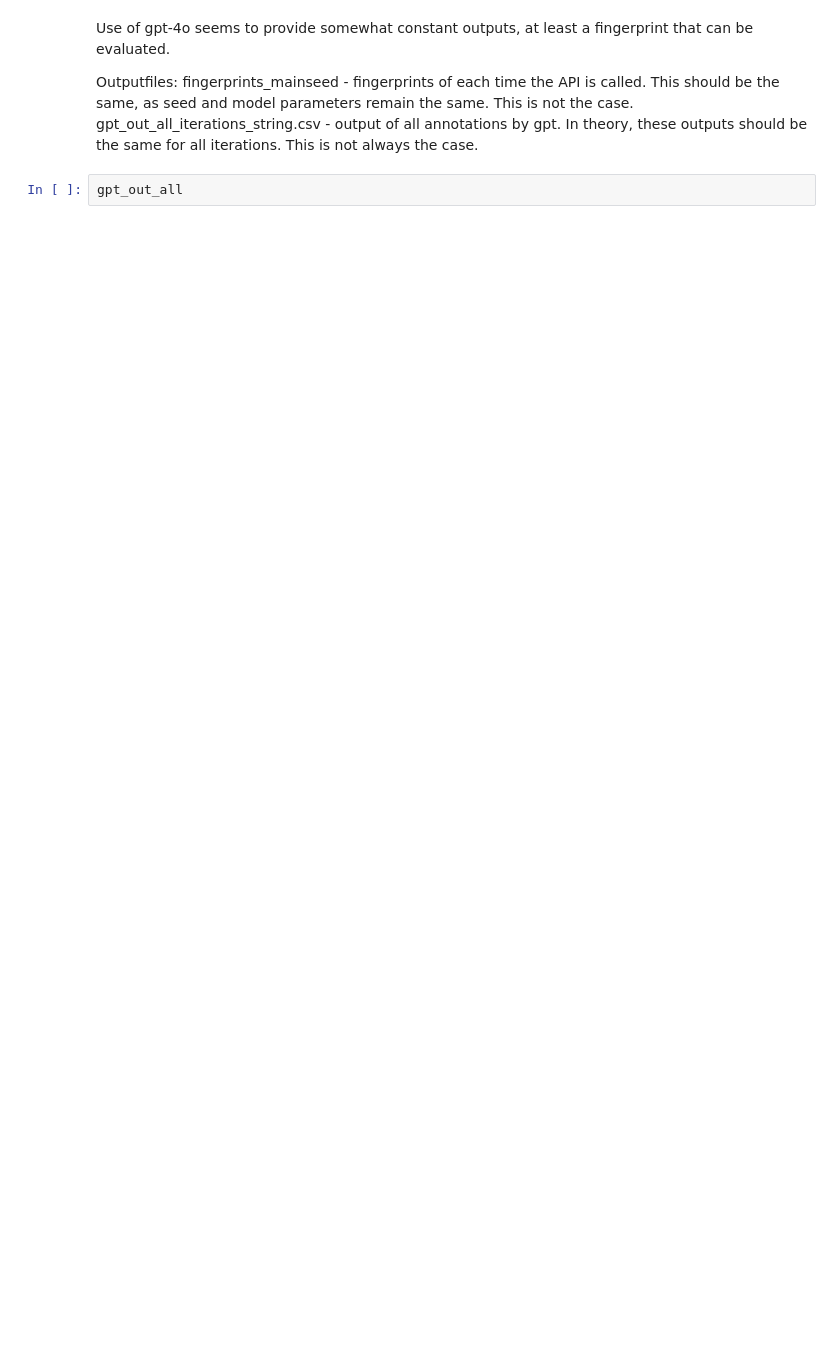
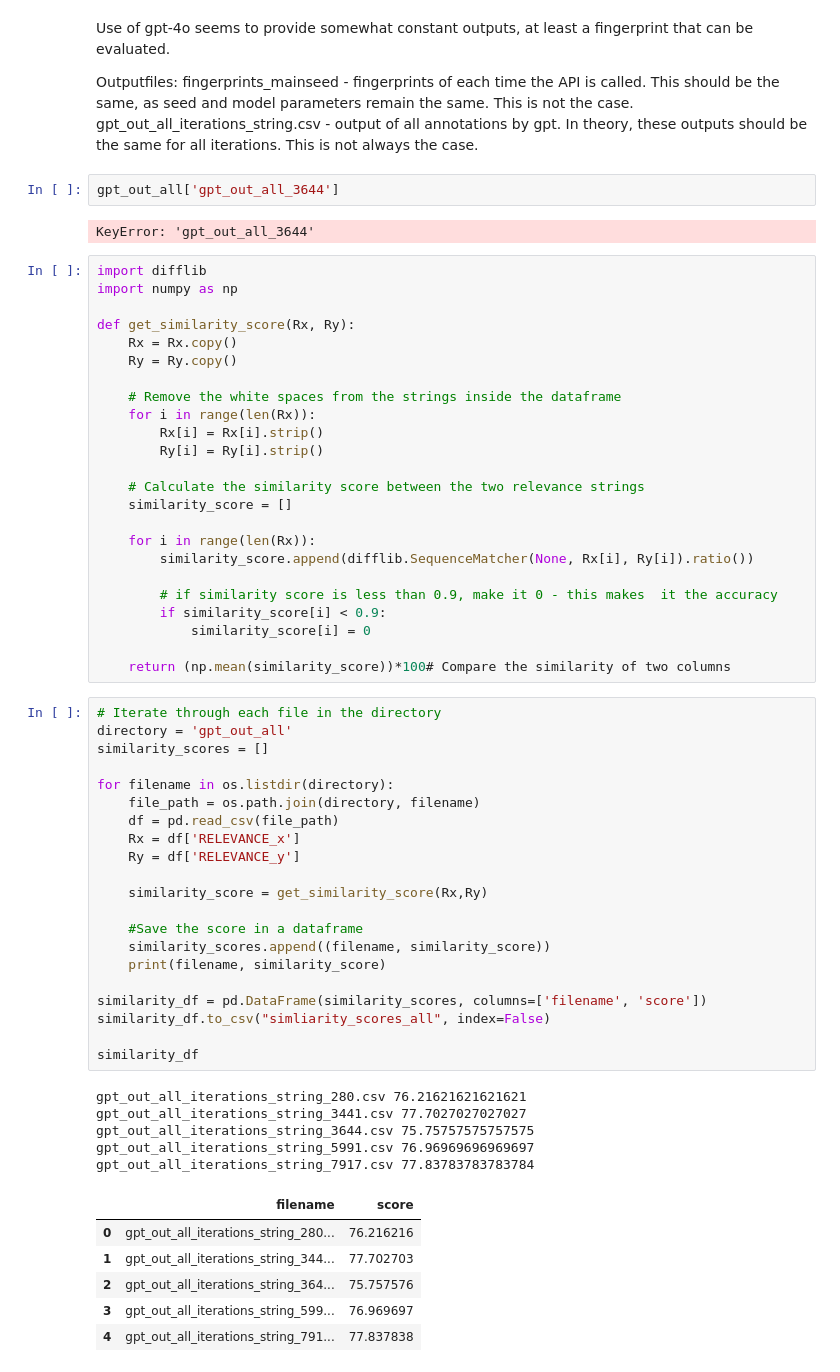
Before and after one commit to svansanten/TextToDistributiveJustice, a Jupyter notebook: Deterministic (or is it...)/GPT_stringbased.ipynb, the cells around one changed output. Cells and saved outputs as stored; diff of their text form; blank space fills up the shorter version.

```diff
--- a/Deterministic (or is it...)/GPT_stringbased.ipynb
+++ b/Deterministic (or is it...)/GPT_stringbased.ipynb
@@ -91,4 +81,63 @@ Outputfiles:
 fingerprints_mainseed - fingerprints of each time the API is called. This should be the same, as seed and model parameters remain the same. This is not the case.
 gpt_out_all_iterations_string.csv - output of all annotations by gpt. In theory, these outputs should be the same for all iterations. This is not always the case.
 # %%
-gpt_out_all
+gpt_out_all['gpt_out_all_3644']
+# %% [output]
+KeyError: 'gpt_out_all_3644'
+# %%
+import difflib
+import numpy as np
+
+def get_similarity_score(Rx, Ry):
+    Rx = Rx.copy()
+    Ry = Ry.copy()
+
+    # Remove the white spaces from the strings inside the dataframe
+    for i in range(len(Rx)):
+        Rx[i] = Rx[i].strip()
+        Ry[i] = Ry[i].strip()
+
+    # Calculate the similarity score between the two relevance strings
+    similarity_score = []
+
+    for i in range(len(Rx)):
+        similarity_score.append(difflib.SequenceMatcher(None, Rx[i], Ry[i]).ratio())
+
+        # if similarity score is less than 0.9, make it 0 - this makes  it the accuracy
+        if similarity_score[i] < 0.9:
+            similarity_score[i] = 0
+
+    return (np.mean(similarity_score))*100# Compare the similarity of two columns
+# %%
+# Iterate through each file in the directory
+directory = 'gpt_out_all'
+similarity_scores = []
+
+for filename in os.listdir(directory):
+    file_path = os.path.join(directory, filename)
+    df = pd.read_csv(file_path)
+    Rx = df['RELEVANCE_x']
+    Ry = df['RELEVANCE_y']
+
+    similarity_score = get_similarity_score(Rx,Ry)
+
+    #Save the score in a dataframe
+    similarity_scores.append((filename, similarity_score))
+    print(filename, similarity_score)
+
+similarity_df = pd.DataFrame(similarity_scores, columns=['filename', 'score'])
+similarity_df.to_csv("simliarity_scores_all", index=False)
+
+similarity_df
+# %% [output]
+gpt_out_all_iterations_string_280.csv 76.21621621621621
+gpt_out_all_iterations_string_3441.csv 77.7027027027027
+gpt_out_all_iterations_string_3644.csv 75.75757575757575
+gpt_out_all_iterations_string_5991.csv 76.96969696969697
+gpt_out_all_iterations_string_7917.csv 77.83783783783784
+|  | filename | score |
+| 0 | gpt_out_all_iterations_string_280... | 76.216216 |
+| 1 | gpt_out_all_iterations_string_344... | 77.702703 |
+| 2 | gpt_out_all_iterations_string_364... | 75.757576 |
+| 3 | gpt_out_all_iterations_string_599... | 76.969697 |
+| 4 | gpt_out_all_iterations_string_791... | 77.837838 |
```
Also changed, not shown: parts of 9 cells of this notebook.
